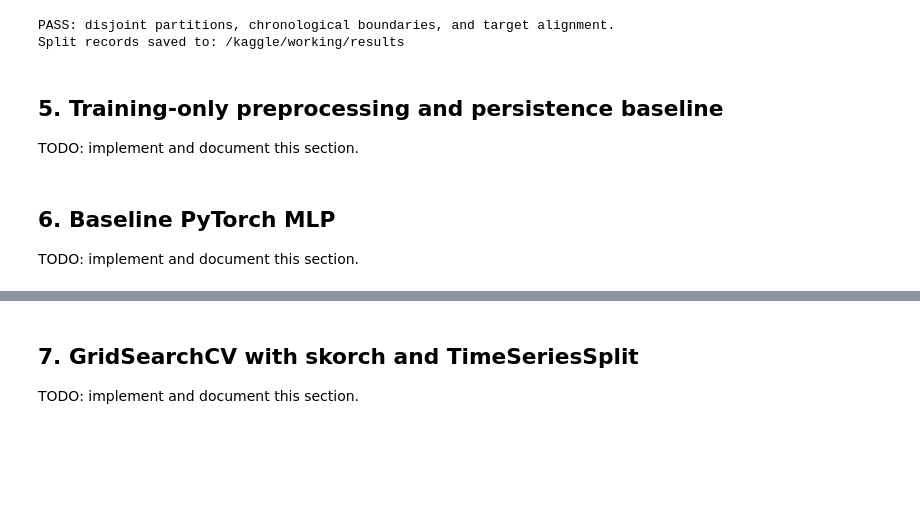
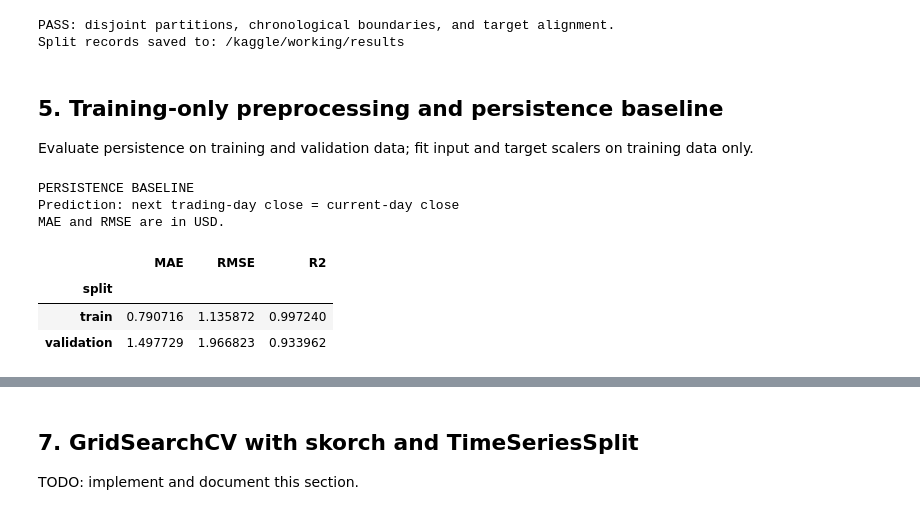
Before and after one commit to soulaimane-22/Deep-Learning-Lab1, a Jupyter notebook: notebooks/01_regression.ipynb, the cells around one changed output, grey strips where cells are left out. Cells and saved outputs as stored; diff of their text form; code cells hidden in the pictures; blank space fills up the shorter version.

```diff
--- a/notebooks/01_regression.ipynb
+++ b/notebooks/01_regression.ipynb
@@ -812,8 +812,46 @@ Split records saved to: /kaggle/working/results
 # %% [markdown]
 ## 5. Training-only preprocessing and persistence baseline
 
-TODO: implement and document this section.
+Evaluate persistence on training and validation data; fit input and target scalers on training data only.
-# %% [markdown]
-## 6. Baseline PyTorch MLP
-
-TODO: implement and document this section.
+# %%
+from sklearn.metrics import mean_absolute_error, mean_squared_error, r2_score
+
+def regression_metrics(y_true, y_pred):
+    return {
+        "MAE": mean_absolute_error(y_true, y_pred),
+        "RMSE": np.sqrt(mean_squared_error(y_true, y_pred)),
+        "R2": r2_score(y_true, y_pred),
+    }
+
+persistence_results = pd.DataFrame({
+    name: regression_metrics(
+        part[TARGET].to_numpy(),
+        part["close"].to_numpy(),
+    )
+    for name, part in [
+        ("train", train),
+        ("validation", validation),
+    ]
+}).T
+
+persistence_results.index.name = "split"
+
+print("PERSISTENCE BASELINE")
+print("Prediction: next trading-day close = current-day close")
+print("MAE and RMSE are in USD.")
+display(persistence_results.round(6))
+
+RESULTS_DIR = Path("/kaggle/working/results")
+RESULTS_DIR.mkdir(parents=True, exist_ok=True)
+
+persistence_results.to_csv(
+    RESULTS_DIR / "aapl_persistence_train_validation.csv"
+)
+# %% [output]
+PERSISTENCE BASELINE
+Prediction: next trading-day close = current-day close
+MAE and RMSE are in USD.
+|  | MAE | RMSE | R2 |
+| split |  |  |  |
+| train | 0.790716 | 1.135872 | 0.997240 |
+| validation | 1.497729 | 1.966823 | 0.933962 |
```
Also changed, not shown: parts of 9 cells of this notebook, 9 other files.
